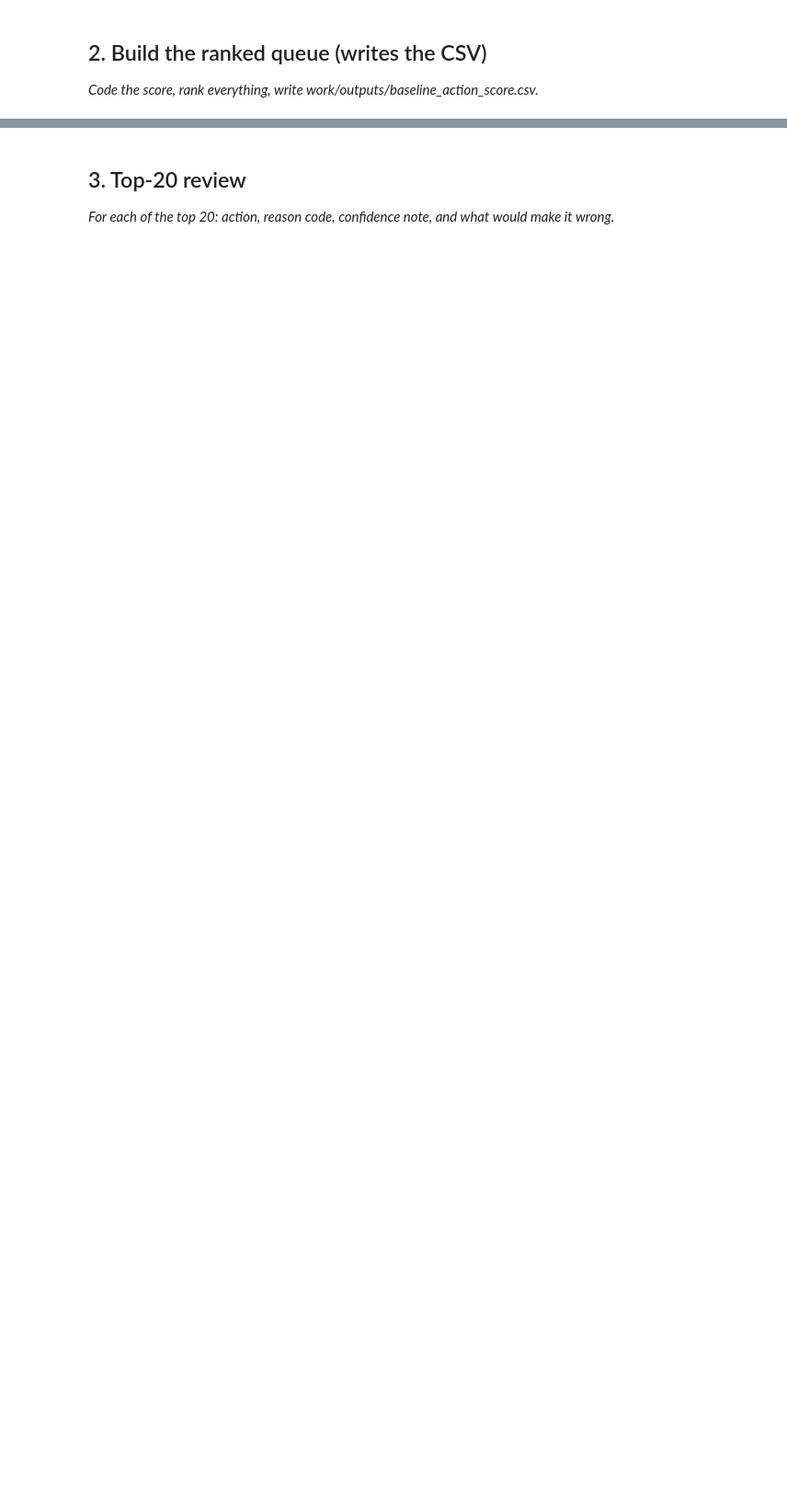
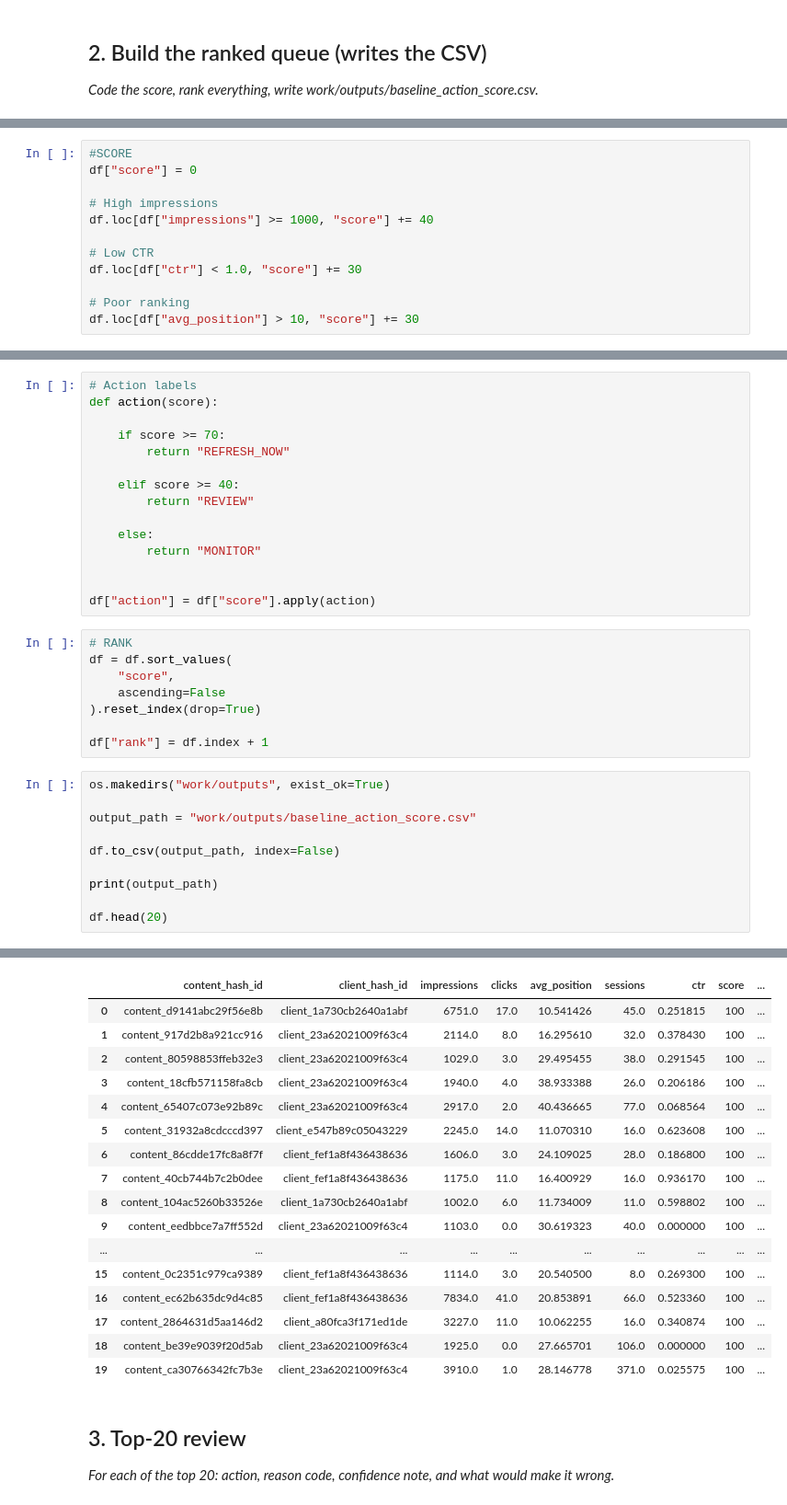
Before and after one commit to Shoaib237124/FlyRank_Internship_ML, a Jupyter notebook: work/notebooks/w04_baseline_score.ipynb, the cells around one changed output, grey strips where cells are left out. Shown at 92% size. Drawn from its saved outputs; the diff is of its cells as text; blank space fills up the shorter version.

```diff
--- a/work/notebooks/w04_baseline_score.ipynb
+++ b/work/notebooks/w04_baseline_score.ipynb
@@ -22,0 +347,12 @@ This skeleton is yours to fill. Work the sections **in order** — each one has
+# %%
+#SCORE
+df["score"] = 0
+
+# High impressions
+df.loc[df["impressions"] >= 1000, "score"] += 40
+
+# Low CTR
+df.loc[df["ctr"] < 1.0, "score"] += 30
+
+# Poor ranking
+df.loc[df["avg_position"] > 10, "score"] += 30
@@ -22,0 +377,34 @@ This skeleton is yours to fill. Work the sections **in order** — each one has
+# %%
+# Action labels
+def action(score):
+
+    if score >= 70:
+        return "REFRESH_NOW"
+
+    elif score >= 40:
+        return "REVIEW"
+
+    else:
+        return "MONITOR"
+
+
+df["action"] = df["score"].apply(action)
+# %%
+# RANK
+df = df.sort_values(
+    "score",
+    ascending=False
+).reset_index(drop=True)
+
+df["rank"] = df.index + 1
+# %%
+os.makedirs("work/outputs", exist_ok=True)
+
+output_path = "work/outputs/baseline_action_score.csv"
+
+df.to_csv(output_path, index=False)
+
+print(output_path)
+
+df.head(20)
+# %% [output]
@@ -23,3 +412,20 @@ This skeleton is yours to fill. Work the sections **in order** — each one has
+|  | content_hash_id | client_hash_id | impressions | clicks | avg_position | sessions | ctr | score | ... |
+| 0 | content_d9141abc29f56e8b | client_1a730cb2640a1abf | 6751.0 | 17.0 | 10.541426 | 45.0 | 0.251815 | 100 | ... |
+| 1 | content_917d2b8a921cc916 | client_23a62021009f63c4 | 2114.0 | 8.0 | 16.295610 | 32.0 | 0.378430 | 100 | ... |
+| 2 | content_80598853ffeb32e3 | client_23a62021009f63c4 | 1029.0 | 3.0 | 29.495455 | 38.0 | 0.291545 | 100 | ... |
+| 3 | content_18cfb571158fa8cb | client_23a62021009f63c4 | 1940.0 | 4.0 | 38.933388 | 26.0 | 0.206186 | 100 | ... |
+| 4 | content_65407c073e92b89c | client_23a62021009f63c4 | 2917.0 | 2.0 | 40.436665 | 77.0 | 0.068564 | 100 | ... |
+| 5 | content_31932a8cdcccd397 | client_e547b89c05043229 | 2245.0 | 14.0 | 11.070310 | 16.0 | 0.623608 | 100 | ... |
+| 6 | content_86cdde17fc8a8f7f | client_fef1a8f436438636 | 1606.0 | 3.0 | 24.109025 | 28.0 | 0.186800 | 100 | ... |
+| 7 | content_40cb744b7c2b0dee | client_fef1a8f436438636 | 1175.0 | 11.0 | 16.400929 | 16.0 | 0.936170 | 100 | ... |
+| 8 | content_104ac5260b33526e | client_1a730cb2640a1abf | 1002.0 | 6.0 | 11.734009 | 11.0 | 0.598802 | 100 | ... |
+| 9 | content_eedbbce7a7ff552d | client_23a62021009f63c4 | 1103.0 | 0.0 | 30.619323 | 40.0 | 0.000000 | 100 | ... |
+| ... | ... | ... | ... | ... | ... | ... | ... | ... | ... |
+| 15 | content_0c2351c979ca9389 | client_fef1a8f436438636 | 1114.0 | 3.0 | 20.540500 | 8.0 | 0.269300 | 100 | ... |
+| 16 | content_ec62b635dc9d4c85 | client_fef1a8f436438636 | 7834.0 | 41.0 | 20.853891 | 66.0 | 0.523360 | 100 | ... |
+| 17 | content_2864631d5aa146d2 | client_a80fca3f171ed1de | 3227.0 | 11.0 | 10.062255 | 16.0 | 0.340874 | 100 | ... |
+| 18 | content_be39e9039f20d5ab | client_23a62021009f63c4 | 1925.0 | 0.0 | 27.665701 | 106.0 | 0.000000 | 100 | ... |
+| 19 | content_ca30766342fc7b3e | client_23a62021009f63c4 | 3910.0 | 1.0 | 28.146778 | 371.0 | 0.025575 | 100 | ... |
 # %% [markdown]
 ## 3. Top-20 review
 
```
Also changed, not shown: parts of 16 cells of this notebook.
